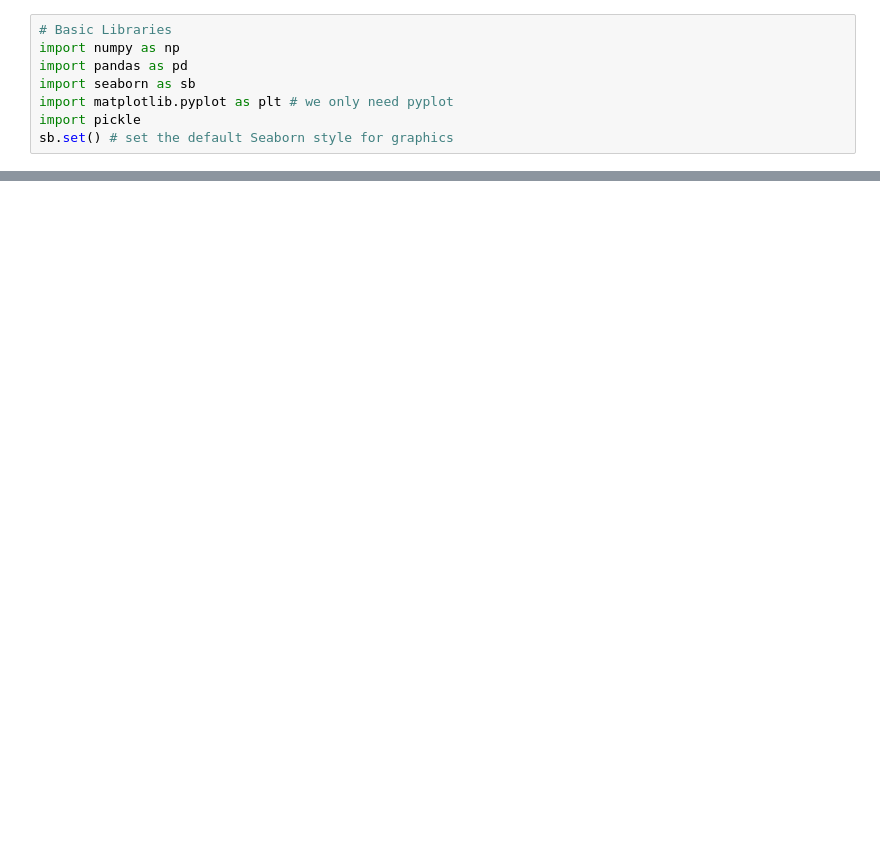
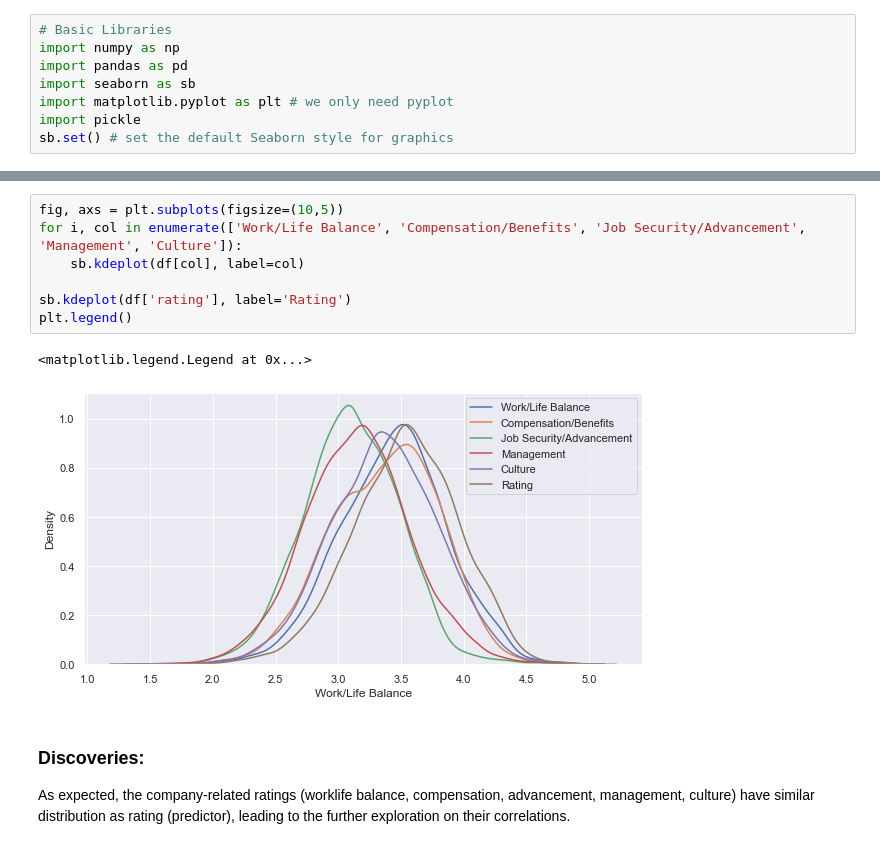
Before and after one commit to leileijng/CompanyRatings_DS, a Jupyter notebook: EDA/EDA_1.ipynb, the cells around one changed output, grey strips where cells are left out. Drawn from its saved outputs; the diff is of its cells as text; blank space fills up the shorter version.

```diff
--- a/EDA/EDA_1.ipynb
+++ b/EDA/EDA_1.ipynb
@@ -30,0 +82,13 @@ sb.histplot(df['rating'], bins=10, ax=axs[5], kde=True)
+# %%
+fig, axs = plt.subplots(figsize=(10,5))
+for i, col in enumerate(['Work/Life Balance', 'Compensation/Benefits', 'Job Security/Advancement', 'Management', 'Culture']):
+    sb.kdeplot(df[col], label=col)
+
+sb.kdeplot(df['rating'], label='Rating')
+plt.legend()
+# %% [output]
+<matplotlib.legend.Legend at 0x...>
+[figure, added]
+# %% [markdown]
+### Discoveries:
+As expected, the company-related ratings (worklife balance, compensation, advancement, management, culture) have similar distribution as rating (predictor), leading to the further exploration on their correlations.
```
Also changed, not shown: parts of 29 cells of this notebook, 7 other files.
